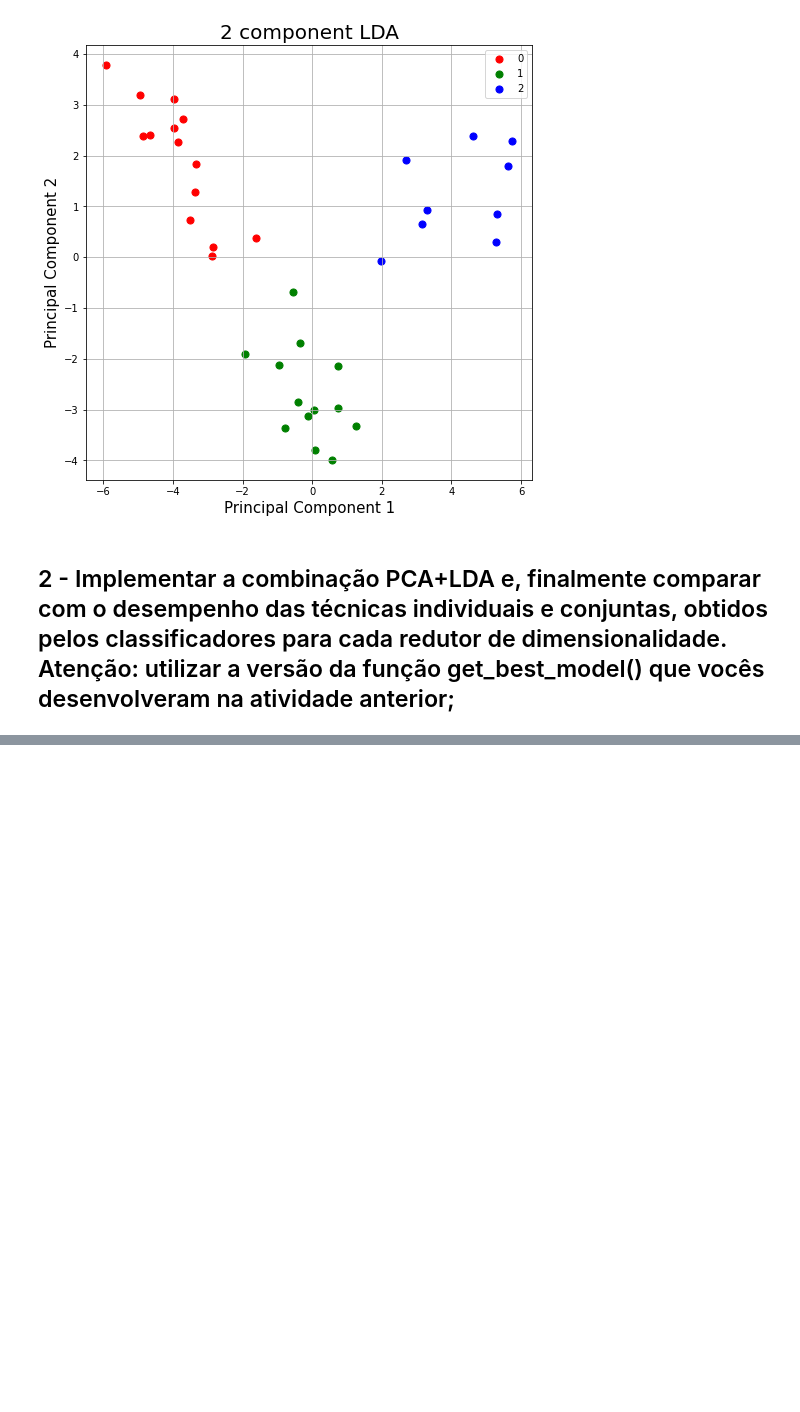
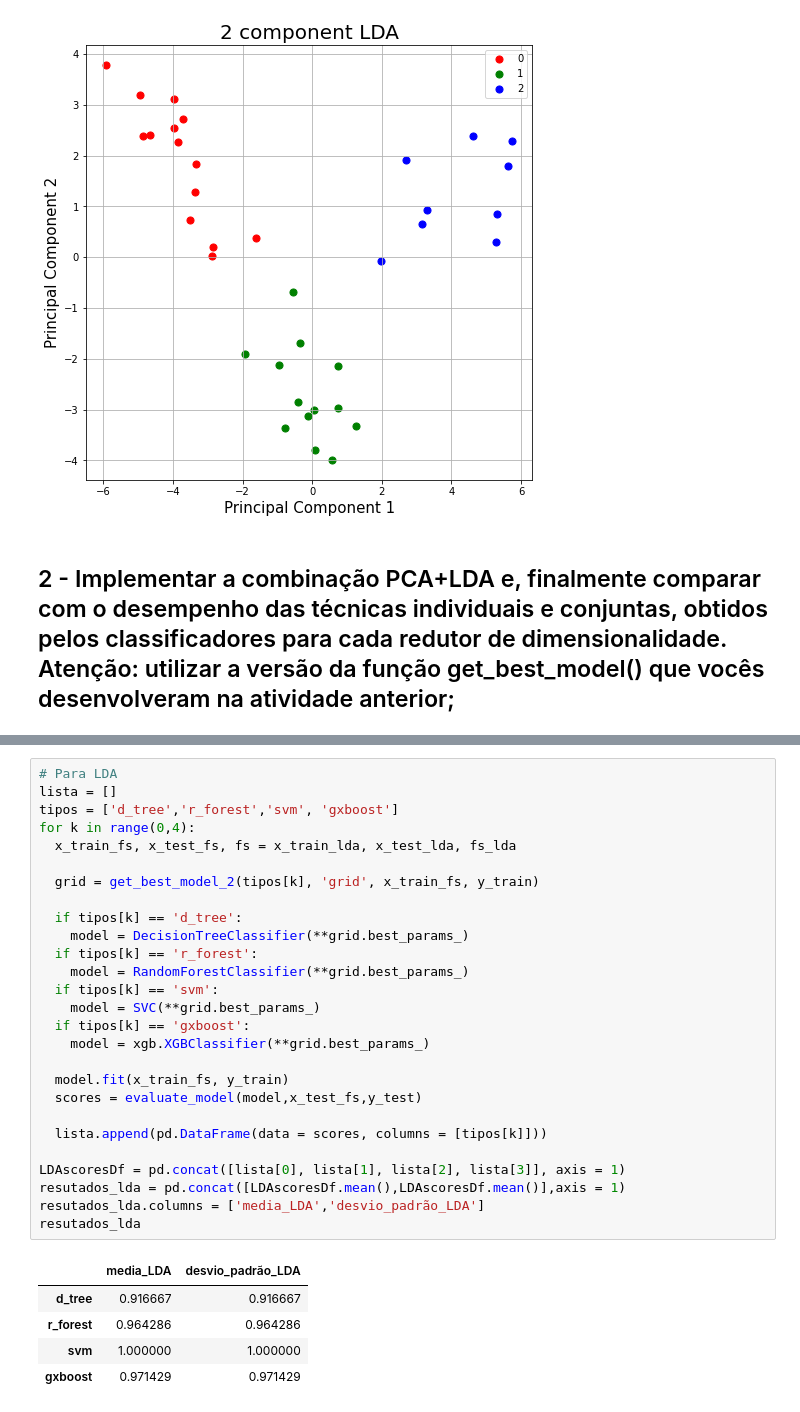
Before and after one commit to borgesjose/reconhecimento_de_padroes, a Jupyter notebook: WEEK 7/dim_reducion.ipynb, the cells around one changed output, grey strips where cells are left out. Drawn from its saved outputs; the diff is of its cells as text; blank space fills up the shorter version.

```diff
--- a/WEEK 7/dim_reducion.ipynb
+++ b/WEEK 7/dim_reducion.ipynb
@@ -234,0 +283,33 @@ r_forest > 0.964 (0.059)
+# %%
+# Para LDA
+lista = []
+tipos = ['d_tree','r_forest','svm', 'gxboost']
+for k in range(0,4):
+  x_train_fs, x_test_fs, fs = x_train_lda, x_test_lda, fs_lda
+
+  grid = get_best_model_2(tipos[k], 'grid', x_train_fs, y_train)
+
+  if tipos[k] == 'd_tree':
+    model = DecisionTreeClassifier(**grid.best_params_)
+  if tipos[k] == 'r_forest':
+    model = RandomForestClassifier(**grid.best_params_)
+  if tipos[k] == 'svm':
+    model = SVC(**grid.best_params_)
+  if tipos[k] == 'gxboost':
+    model = xgb.XGBClassifier(**grid.best_params_)
+
+  model.fit(x_train_fs, y_train)
+  scores = evaluate_model(model,x_test_fs,y_test)
+
+  lista.append(pd.DataFrame(data = scores, columns = [tipos[k]]))
+
+LDAscoresDf = pd.concat([lista[0], lista[1], lista[2], lista[3]], axis = 1)
+resutados_lda = pd.concat([LDAscoresDf.mean(),LDAscoresDf.mean()],axis = 1)
+resutados_lda.columns = ['media_LDA','desvio_padrão_LDA']
+resutados_lda
+# %% [output]
+|  | media_LDA | desvio_padrão_LDA |
+| d_tree | 0.916667 | 0.916667 |
+| r_forest | 0.964286 | 0.964286 |
+| svm | 1.000000 | 1.000000 |
+| gxboost | 0.971429 | 0.971429 |
```
Also changed, not shown: parts of 8 cells of this notebook.
